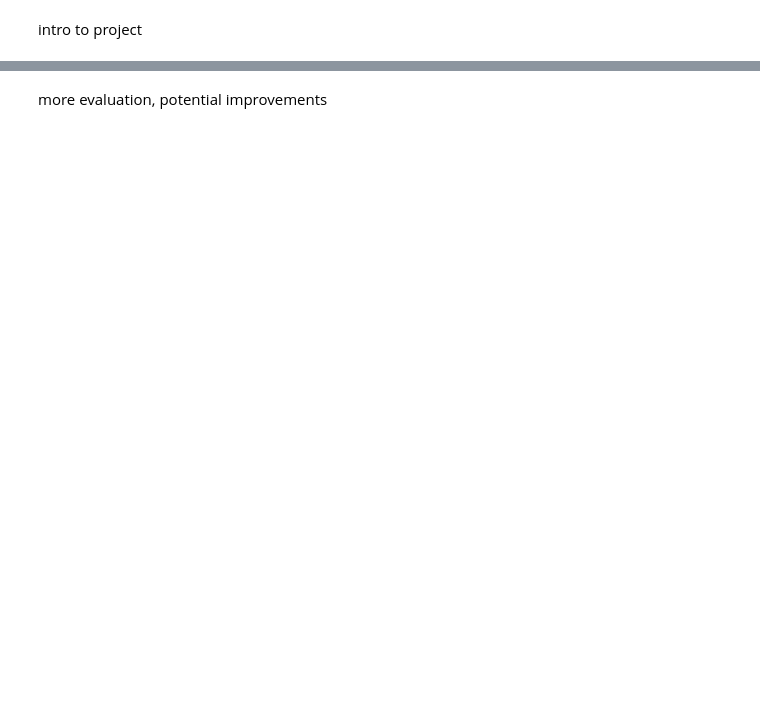
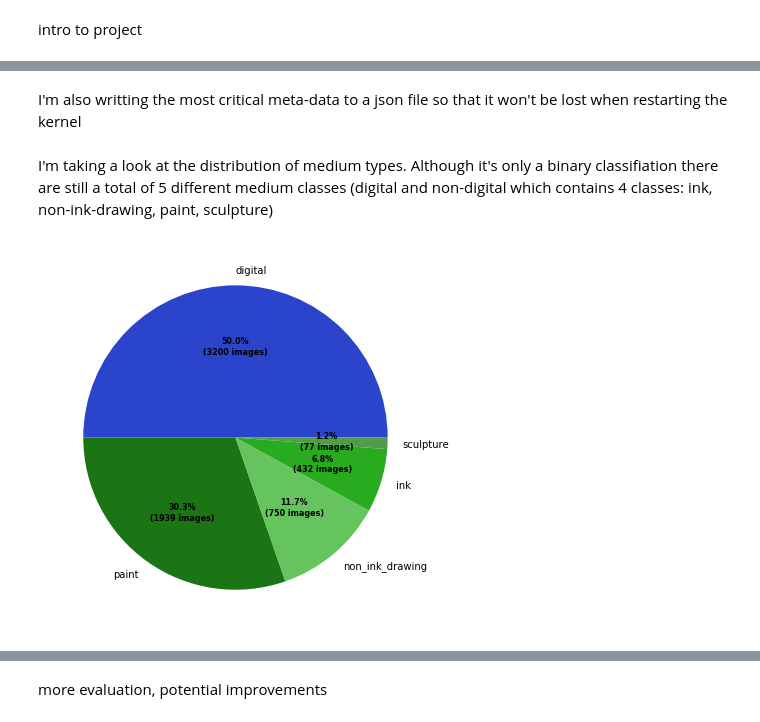
Before and after one commit to MWilliamson96/RedditArtClassifier, a Jupyter notebook: notebooks/report/Final_Report.ipynb, the cells around one changed output, grey strips where cells are left out. Cells and saved outputs as stored; diff of their text form; code cells hidden in the pictures; blank space fills up the shorter version.

```diff
--- a/notebooks/report/Final_Report.ipynb
+++ b/notebooks/report/Final_Report.ipynb
@@ -36,0 +33,2 @@ evaluating model performance
+# %%
+reddit = ds.get_api_instance(src_path)
@@ -36,0 +37,2 @@ evaluating model performance
+# %%
+table_of_contents = [ds.make_post_dict(post) for post in ds.fetch_balanced_submissions(6400, reddit, binary=True)]
@@ -36,0 +57,2 @@ evaluating model performance
+# %% [markdown]
+I'm also writting the most critical meta-data to a json file so that it won't be lost when restarting the kernel
@@ -36,0 +71,30 @@ evaluating model performance
+# %% [markdown]
+I'm taking a look at the distribution of medium types. Although it's only a binary classifiation there are still a total of 5 different medium classes (digital and non-digital which contains 4 classes: ink, non-ink-drawing, paint, sculpture)
+# %%
+toc_df = pd.DataFrame(table_of_contents)
+
+fig_path = pathlib.Path().absolute().parent.parent / "reports/figures"
+
+colors = ("#2A45CC", "#1C7515","#65C45E",
+          "#28AB1F", "#509C4B", "#2DC223")
+
+def get_percentages(pct, allvalues):
+    absolute = int(pct / 100.*sum(allvalues))
+    return "{:.1f}%\n({:d} images)".format(pct, absolute)
+
+# Creating plot
+fig, ax = plt.subplots(figsize =(10, 7))
+wedges, texts, autotexts = ax.pie(toc_df.medium.value_counts().values,
+                                  autopct = lambda pct: get_percentages(pct, list(toc_df.medium.value_counts().values)),
+                                  labels = toc_df.medium.value_counts().index,
+                                  colors = colors,
+                                  textprops = dict(color='black'),
+                                  startangle = 0)
+
+plt.setp(autotexts, size = 8, weight ="bold")
+
+pie_path = fig_path / 'pie_distribution_final_black.png'
+plt.savefig(pie_path, transparent=True)
+plt.show()
+# %% [output]
+[figure, added]
```
Also changed, not shown: parts of 20 cells of this notebook, 8 other files.
